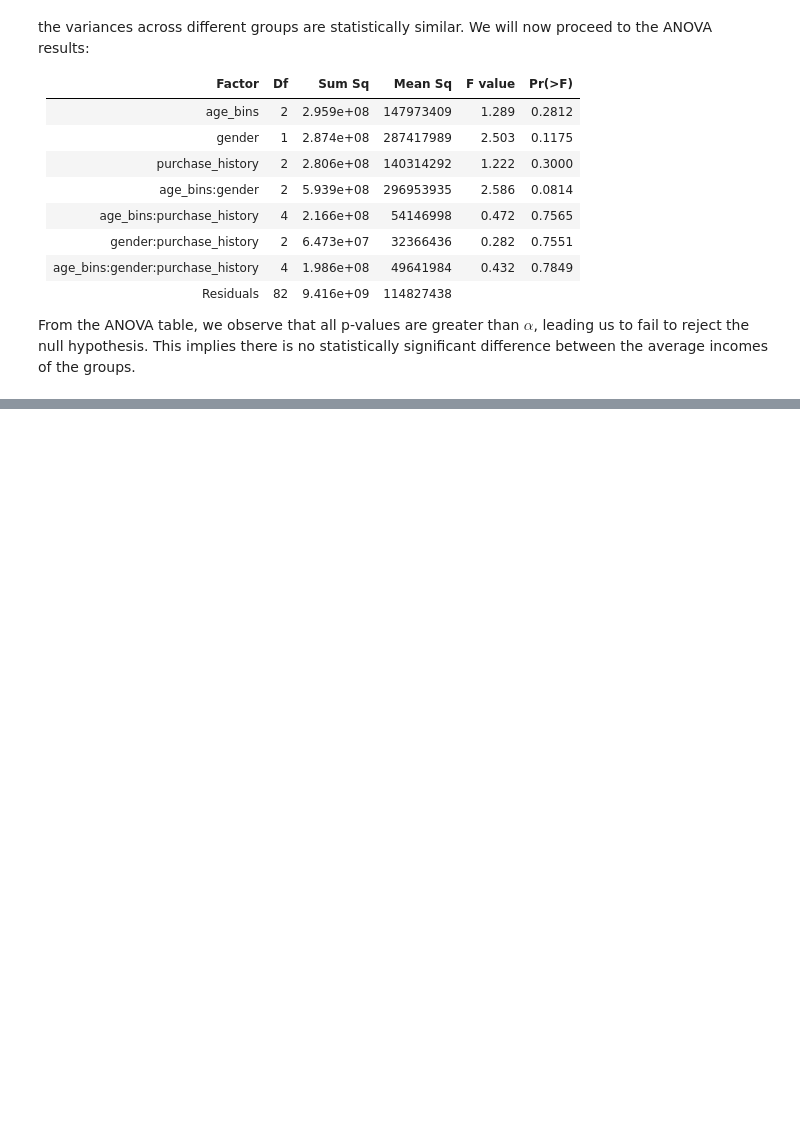
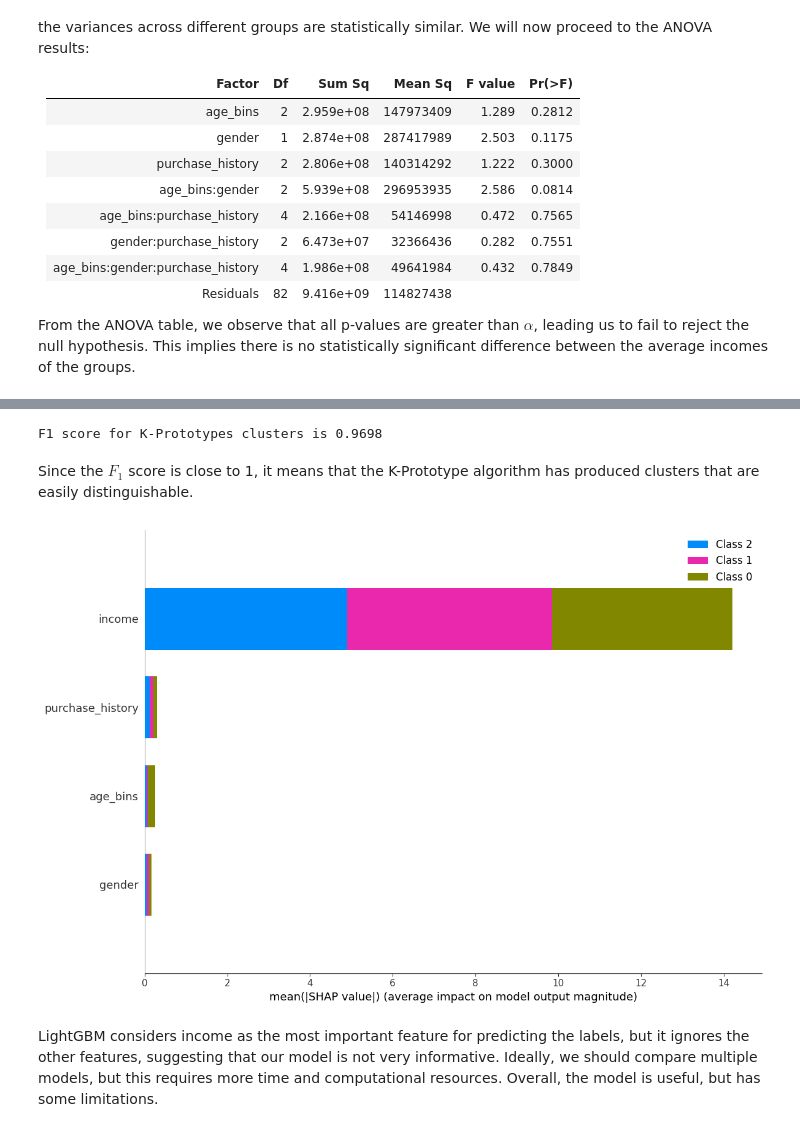
Before and after one commit to SandovalAguilar/classification-case, a Jupyter notebook: Notebook/case.ipynb, the cells around one changed output, grey strips where cells are left out. Cells and saved outputs as stored; diff of their text form; code cells hidden in the pictures; blank space fills up the shorter version.

```diff
--- a/Notebook/case.ipynb
+++ b/Notebook/case.ipynb
@@ -366,0 +380,25 @@ From the ANOVA table, we observe that all p-values are greater than $\alpha$, le
+# %%
+# Transform categorical features into the appropriate type
+for c in features.columns:
+    col_type = features[c].dtype
+    if col_type == 'object' or col_type.name == 'category':
+        features[c] = features[c].astype('category')
+# %%
+x = features.loc[:, features.columns != 'Clusters']
+clf_kp = lgb.LGBMClassifier(colsample_bytree=0.8, verbose=-1)
+cv_scores_kp = cross_val_score(clf_kp, x, features['Clusters'], scoring='f1_weighted')
+# %%
+print(f'F1 score for K-Prototypes clusters is {round(np.mean(cv_scores_kp), 4)}')
+# %% [output]
+F1 score for K-Prototypes clusters is 0.9698
+# %% [markdown]
+Since the $F_1$ score is close to 1, it means that the K-Prototype algorithm has produced clusters that are easily distinguishable.
+# %%
+clf_kp.fit(x, features['Clusters'])
+explainer_kp = shap.TreeExplainer(clf_kp)
+shap_values_kp = explainer_kp.shap_values(x)
+shap.summary_plot(shap_values_kp, x, plot_type="bar", plot_size=(12, 8))
+# %% [output]
+[figure, added]
+# %% [markdown]
+LightGBM considers income as the most important feature for predicting the labels, but it ignores the other features, suggesting that our model is not very informative. Ideally, we should compare multiple models, but this requires more time and computational resources. Overall, the model is useful, but has some limitations.
```
Also changed, not shown: parts of 7 cells of this notebook, 2 other files.
